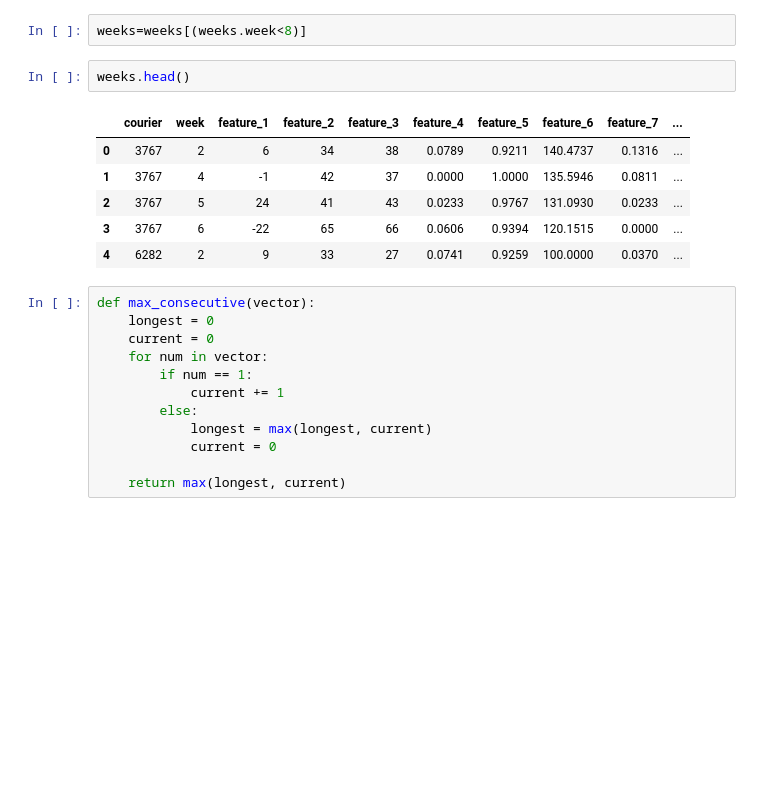
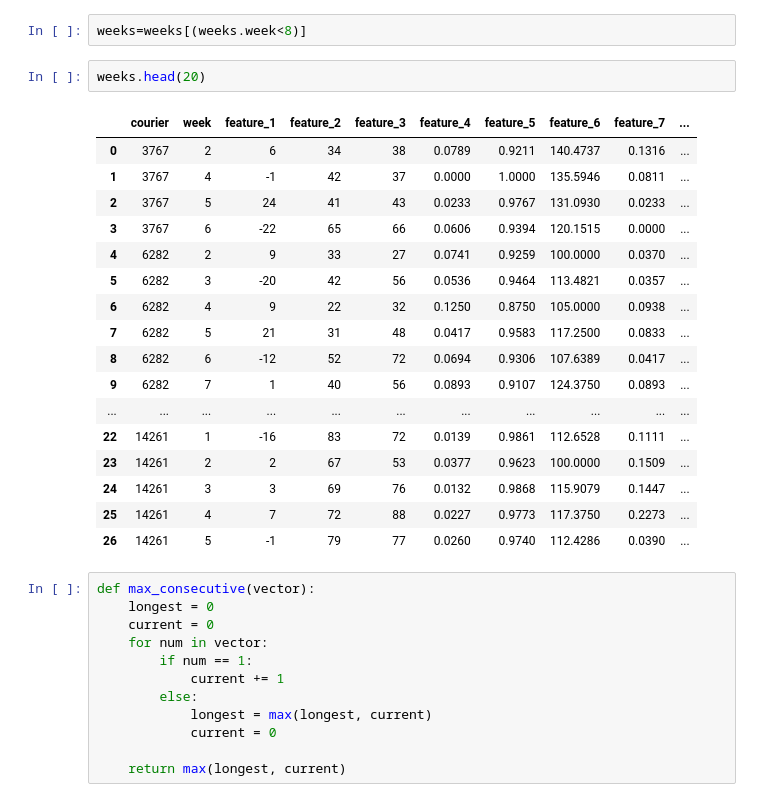
Before and after one commit to ricardofullton/glovo_test, a Jupyter notebook: glovo.ipynb, the cells around one changed output. Cells and saved outputs as stored; diff of their text form; blank space fills up the shorter version.

```diff
--- a/glovo.ipynb
+++ b/glovo.ipynb
@@ -59,14 +59,25 @@ weeks['label']=weeks.apply(week_label, axis=1)
 # %%
 weeks=weeks[(weeks.week<8)]
 # %%
-weeks.head()
+weeks.head(20)
 # %% [output]
 |  | courier | week | feature_1 | feature_2 | feature_3 | feature_4 | feature_5 | feature_6 | feature_7 | ... |
 | 0 | 3767 | 2 | 6 | 34 | 38 | 0.0789 | 0.9211 | 140.4737 | 0.1316 | ... |
 | 1 | 3767 | 4 | -1 | 42 | 37 | 0.0000 | 1.0000 | 135.5946 | 0.0811 | ... |
 | 2 | 3767 | 5 | 24 | 41 | 43 | 0.0233 | 0.9767 | 131.0930 | 0.0233 | ... |
 | 3 | 3767 | 6 | -22 | 65 | 66 | 0.0606 | 0.9394 | 120.1515 | 0.0000 | ... |
 | 4 | 6282 | 2 | 9 | 33 | 27 | 0.0741 | 0.9259 | 100.0000 | 0.0370 | ... |
+| 5 | 6282 | 3 | -20 | 42 | 56 | 0.0536 | 0.9464 | 113.4821 | 0.0357 | ... |
+| 6 | 6282 | 4 | 9 | 22 | 32 | 0.1250 | 0.8750 | 105.0000 | 0.0938 | ... |
+| 7 | 6282 | 5 | 21 | 31 | 48 | 0.0417 | 0.9583 | 117.2500 | 0.0833 | ... |
+| 8 | 6282 | 6 | -12 | 52 | 72 | 0.0694 | 0.9306 | 107.6389 | 0.0417 | ... |
+| 9 | 6282 | 7 | 1 | 40 | 56 | 0.0893 | 0.9107 | 124.3750 | 0.0893 | ... |
+| ... | ... | ... | ... | ... | ... | ... | ... | ... | ... | ... |
+| 22 | 14261 | 1 | -16 | 83 | 72 | 0.0139 | 0.9861 | 112.6528 | 0.1111 | ... |
+| 23 | 14261 | 2 | 2 | 67 | 53 | 0.0377 | 0.9623 | 100.0000 | 0.1509 | ... |
+| 24 | 14261 | 3 | 3 | 69 | 76 | 0.0132 | 0.9868 | 115.9079 | 0.1447 | ... |
+| 25 | 14261 | 4 | 7 | 72 | 88 | 0.0227 | 0.9773 | 117.3750 | 0.2273 | ... |
+| 26 | 14261 | 5 | -1 | 79 | 77 | 0.0260 | 0.9740 | 112.4286 | 0.0390 | ... |
 # %%
 def max_consecutive(vector):
     longest = 0
```
Also changed, not shown: parts of 7 cells of this notebook.
